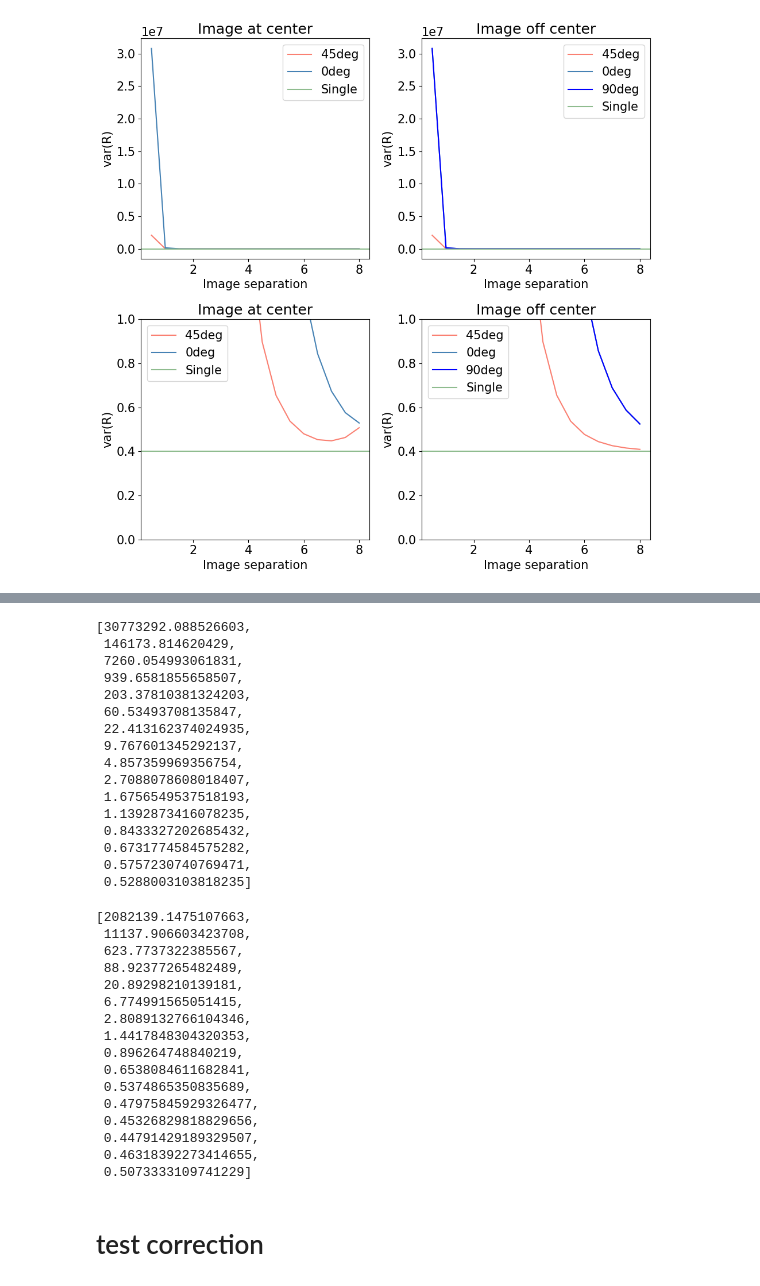
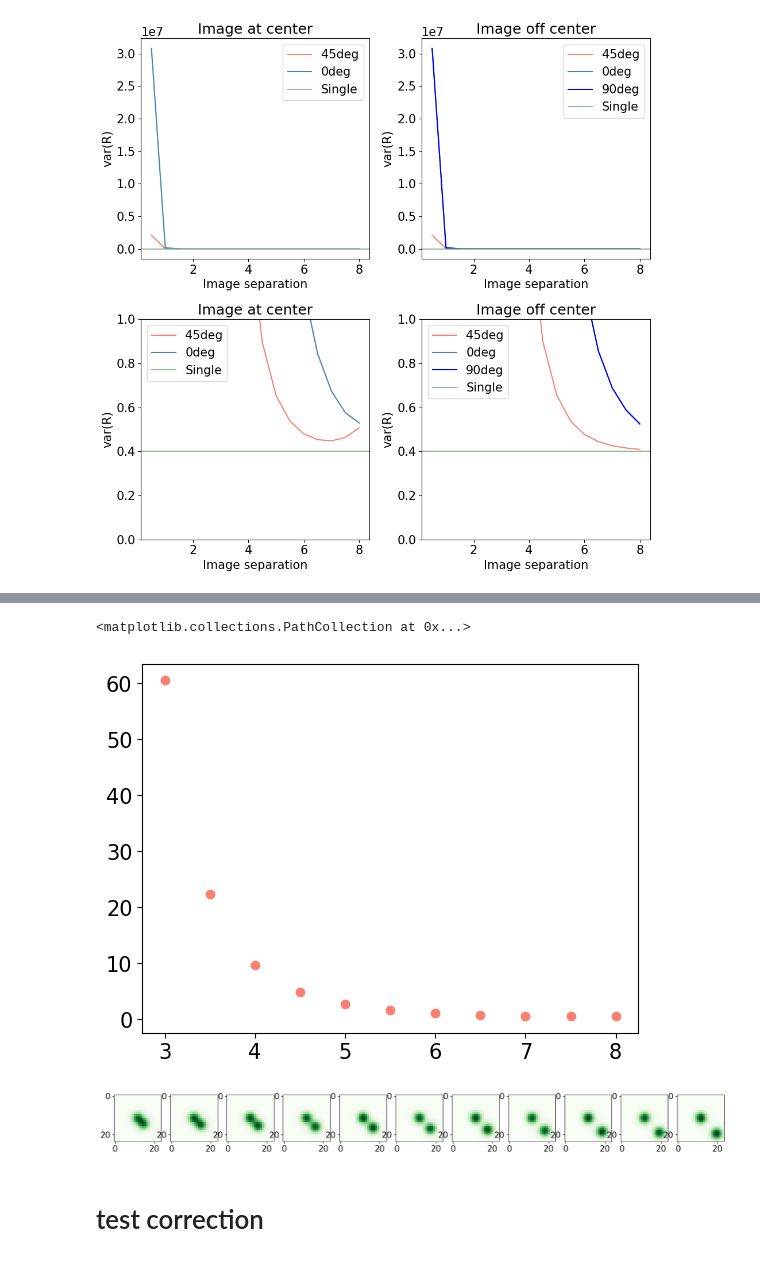
Before and after one commit to insepien/snPrj, a Jupyter notebook: two_bounds.ipynb, the cells around one changed output, grey strips where cells are left out. Cells and saved outputs as stored; diff of their text form; code cells hidden in the pictures.

```diff
--- a/two_bounds.ipynb
+++ b/two_bounds.ipynb
@@ -170,27 +81,0 @@ alpha1=0.42, beta1=0.42, gamma1=-0.38, xmax=24, a=0.2, bg=1, rotation1=0.25Pi
-# %%
-theta1, theta2 = np.pi/4, np.pi/4*3
-width1 = 3
-height1 = 2
-width2 = 1.5
-height2 = 1
-alpha1,beta1,gamma1 = para(1/width1,1/height1,theta1)
-alpha2,beta2,gamma2 = para(1/width2,1/height2,theta2)
-
-xmax = 3*8
-ymax = xmax
-X = (xmax-1)/2
-Y = X
-X1 = X-2
-Y1 = Y-2
-X2 = X+3
-Y2 = Y+3
-a = np.arange(0.2,1,0.05)
-thetabg = 1e-5
-numSteps = 30
-I1 = 400
-I2 = 100
-
-x,y = np.arange(xmax), np.arange(ymax)
-xs, ys = np.meshgrid(x,y)
-m = [np.sum(mu(xs, ys,X1,Y1,alpha1,beta1,gamma1,I1,X2,Y2,alpha2,beta2,gamma2,I2,a[i],numSteps,thetabg)) for i in range(len(a))]
-mT = a**2*thetabg*xmax**2 + (I1+I2)*a**2
@@ -502,41 +358,17 @@ center_bound0
-# %%
-center_bound90
-# %% [output]
-[30773292.088526603,
- 146173.814620429,
- 7260.054993061831,
- 939.6581855658507,
- 203.37810381324203,
- 60.53493708135847,
- 22.413162374024935,
- 9.767601345292137,
- 4.857359969356754,
- 2.7088078608018407,
- 1.6756549537518193,
- 1.1392873416078235,
- 0.8433327202685432,
- 0.6731774584575282,
- 0.5757230740769471,
- 0.5288003103818235]
-# %%
-center_bound45
-# %% [output]
-[2082139.1475107663,
- 11137.906603423708,
- 623.7737322385567,
- 88.92377265482489,
- 20.89298210139181,
- 6.774991565051415,
- 2.8089132766104346,
- 1.4417848304320353,
- 0.896264748840219,
- 0.6538084611682841,
- 0.5374865350835689,
- 0.47975845929326477,
- 0.45326829818829656,
- 0.44791429189329507,
- 0.46318392273414655,
- 0.5073333109741229]
+# %%
+plt.scatter(sep[5:],center_bound0[5:], label="45deg",c="salmon")
+# %% [output]
+<matplotlib.collections.PathCollection at 0x...>
+[figure, added]
+# %%
+x,y = np.arange(xmax), np.arange(ymax)
+xs, ys = np.meshgrid(x,y)
+fig, ax = plt.subplots(1,len(sep)-5,figsize=(20,4))
+for i in range(5,len(sep)):
+    m = mu(xs, ys,X1,Y1,alpha1,beta1,gamma1,I1,X2+sep[i],Y2+sep[i],alpha2,beta2,gamma2,I2,a,numSteps,thetabg)
+    ax[i-5].imshow(m,cmap="Greens")
+# %% [output]
+[figure, added]
 # %% [markdown]
 # test correction
 # %%
```
Also changed, not shown: parts of 20 cells of this notebook, 4 other files.
